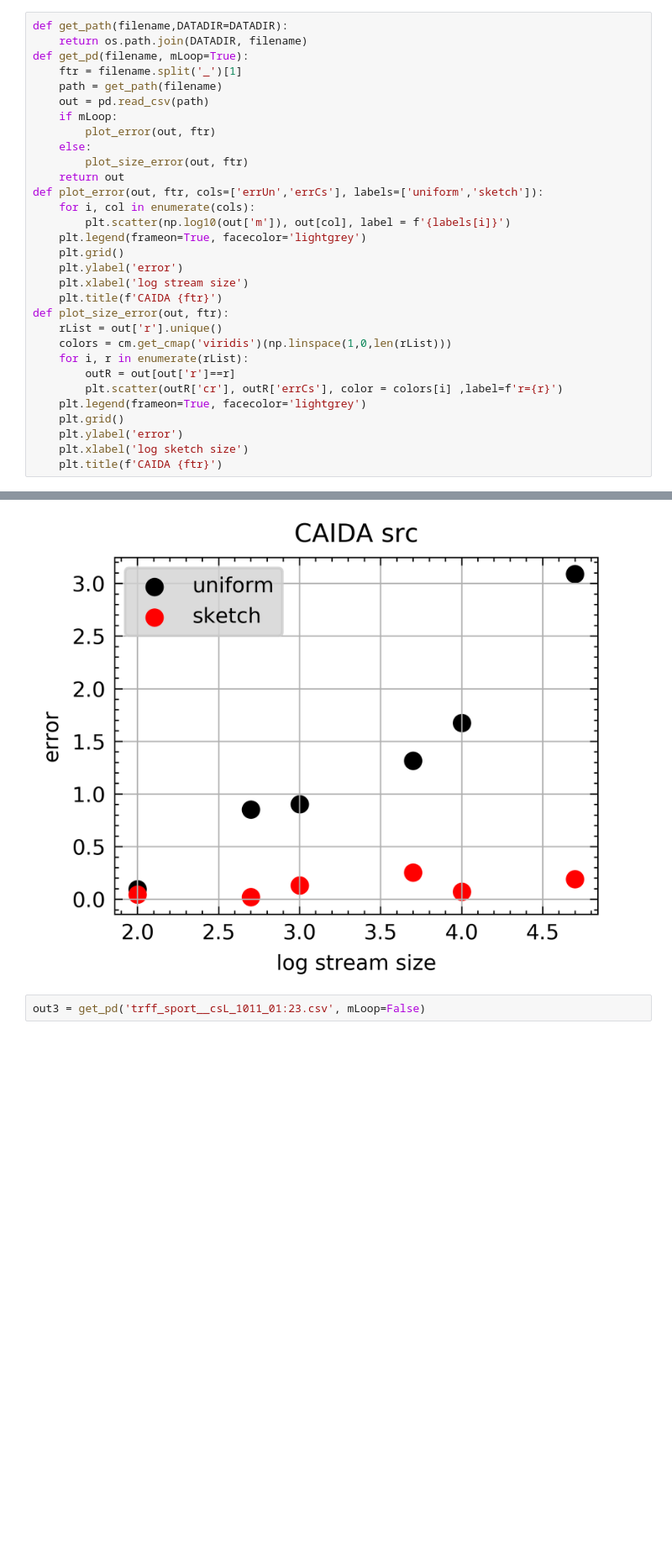
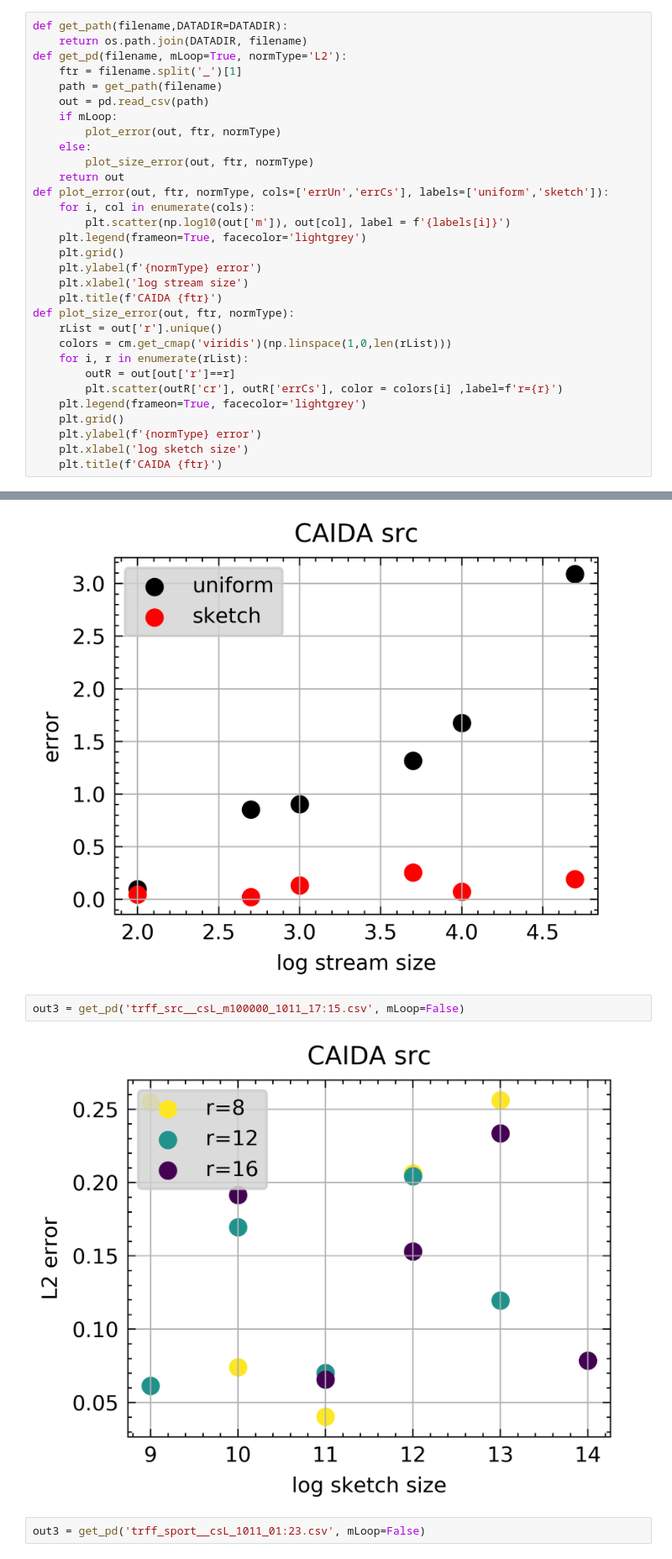
Before and after one commit to ViskaWei/SWindow, a Jupyter notebook: nb/eval_norms.ipynb, the cells around one changed output, grey strips where cells are left out. Shown: that part at 84% size. Saved outputs shown, nothing was run; the diff lists cells and outputs as text; blank space fills up the shorter version.

```diff
--- a/nb/eval_norms.ipynb
+++ b/nb/eval_norms.ipynb
@@ -21,24 +60,24 @@ from util.plot import get_pd
 # %%
 def get_path(filename,DATADIR=DATADIR):
     return os.path.join(DATADIR, filename)
-def get_pd(filename, mLoop=True):
+def get_pd(filename, mLoop=True, normType='L2'):
     ftr = filename.split('_')[1]
     path = get_path(filename)
     out = pd.read_csv(path)
     if mLoop:
-        plot_error(out, ftr)
+        plot_error(out, ftr, normType)
     else:
-        plot_size_error(out, ftr)
+        plot_size_error(out, ftr, normType)
     return out
-def plot_error(out, ftr, cols=['errUn','errCs'], labels=['uniform','sketch']):
+def plot_error(out, ftr, normType, cols=['errUn','errCs'], labels=['uniform','sketch']):
     for i, col in enumerate(cols):
         plt.scatter(np.log10(out['m']), out[col], label = f'{labels[i]}')
     plt.legend(frameon=True, facecolor='lightgrey')
     plt.grid()
-    plt.ylabel('error')
+    plt.ylabel(f'{normType} error')
     plt.xlabel('log stream size')
     plt.title(f'CAIDA {ftr}')
-def plot_size_error(out, ftr):
+def plot_size_error(out, ftr, normType):
     rList = out['r'].unique()
     colors = cm.get_cmap('viridis')(np.linspace(1,0,len(rList)))
     for i, r in enumerate(rList):
@@ -46,7 +85,7 @@ def plot_size_error(out, ftr):
         plt.scatter(outR['cr'], outR['errCs'], color = colors[i] ,label=f'r={r}')
     plt.legend(frameon=True, facecolor='lightgrey')
     plt.grid()
-    plt.ylabel('error')
+    plt.ylabel(f'{normType} error')
     plt.xlabel('log sketch size')
     plt.title(f'CAIDA {ftr}')
 # %%
@@ -61,6 +100,10 @@ filename.split('_')[1]
 out2 = get_pd('trff_src__mL_c1024_1011_16:06.csv', mLoop=True)
 # %% [output]
 [figure]
+# %%
+out3 = get_pd('trff_src__csL_m100000_1011_17:15.csv', mLoop=False)
+# %% [output]
+[figure, added]
 # %%
 out3 = get_pd('trff_sport__csL_1011_01:23.csv', mLoop=False)
 # %% [output]
```
Also changed, not shown: parts of 8 cells of this notebook, 5 other files.
